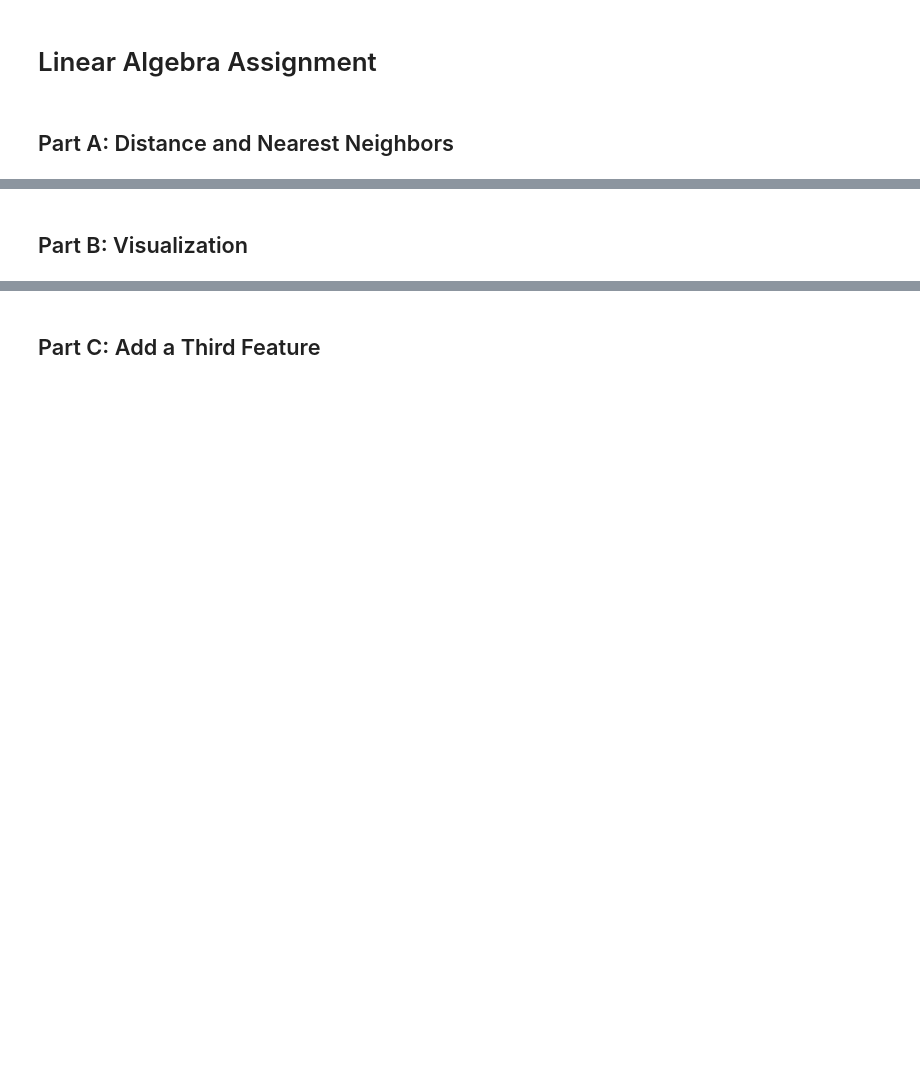
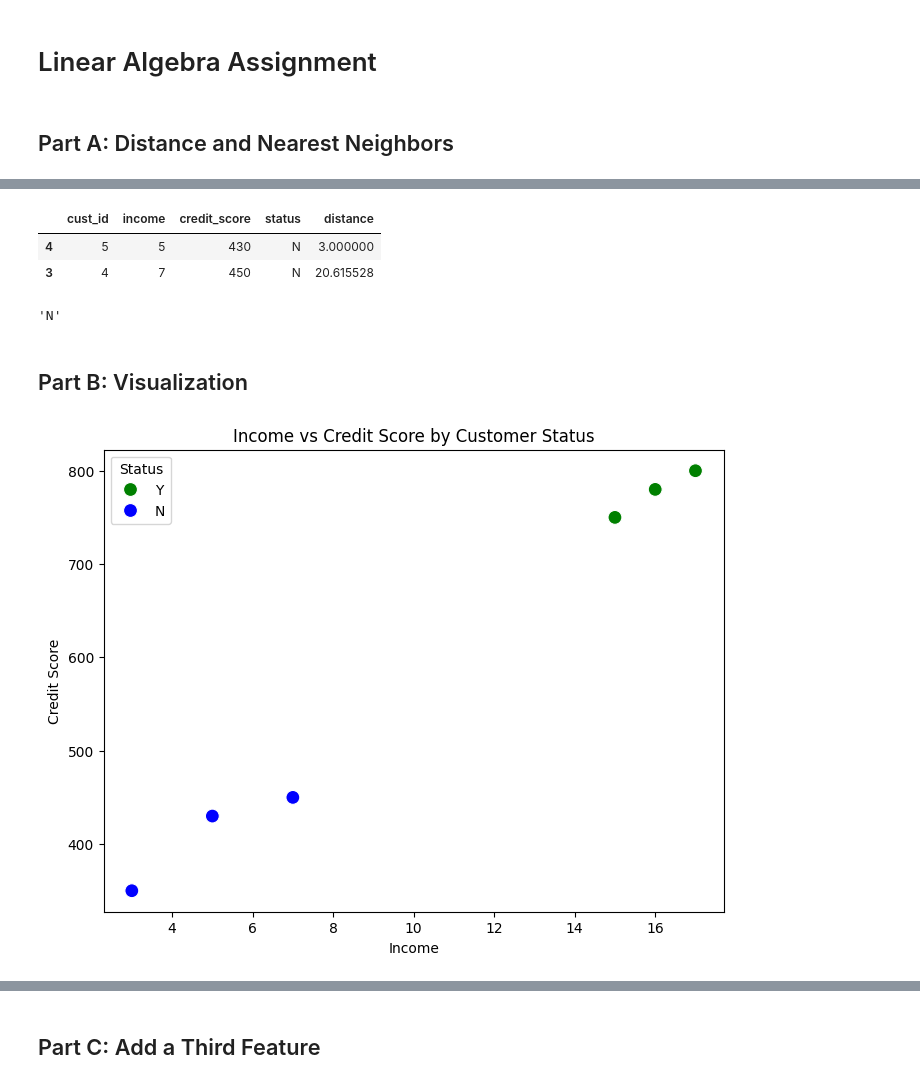
Before and after one commit to harika0345/harika_ai, a Jupyter notebook: math/assignments/la_assignment.ipynb, the cells around one changed output, grey strips where cells are left out. Drawn from its saved outputs; the diff is of its cells as text; code cells hidden in the pictures; blank space fills up the shorter version.

Commit message:
Completed LA,Stats assignmentpartsA-C

```diff
--- a/math/assignments/la_assignment.ipynb
+++ b/math/assignments/la_assignment.ipynb
@@ -15,0 +48,6 @@ import seaborn as sns
+# %%
+def compute_distance(a, b):
+    """
+    Compute Euclidean distance between two points a and b
+    """
+    return np.sqrt(np.sum((a - b) ** 2))
@@ -15,0 +61,14 @@ import seaborn as sns
+# %%
+# New customer given in assignment
+new_customer = np.array([2.0, 430])
+
+# Calculate distance for each customer
+df["distance"] = df.apply(
+    lambda row: compute_distance(
+        np.array([row["income"], row["credit_score"]]),
+        new_customer
+    ),
+    axis=1 # work with row
+)
+
+df
@@ -16,5 +83,42 @@ import seaborn as sns
+# %%
+# Sort customers by distance (ascending)
+nearest_neighbors = df.sort_values(by="distance").head(2)
+
+nearest_neighbors
+# %% [output]
+|  | cust_id | income | credit_score | status | distance |
+| 4 | 5 | 5 | 430 | N | 3.000000 |
+| 3 | 4 | 7 | 450 | N | 20.615528 |
+# %%
+# Predict status using majority vote
+predicted_status = nearest_neighbors["status"].mode()[0]
+
+predicted_status
+# %% [output]
+'N'
 # %% [markdown]
 ## Part B: Visualization
 # %%
 # 5) Plot income vs credit_score with color by status.
 # 6) Overlay the new_customer as a red point with a legend.
+# %%
+plt.figure(figsize=(8, 6))
+
+# Scatter plot of existing customers
+sns.scatterplot(
+    data=df,
+    x="income",
+    y="credit_score",
+    hue="status",
+    palette={"Y": "green", "N": "blue"},
+    s=100
+)
+
+plt.xlabel("Income")
+plt.ylabel("Credit Score")
+plt.title("Income vs Credit Score by Customer Status")
+plt.legend(title="Status")
+
+plt.show()
+# %% [output]
+[figure, added]
```
Also changed, not shown: parts of 12 cells of this notebook, 1 other file.
